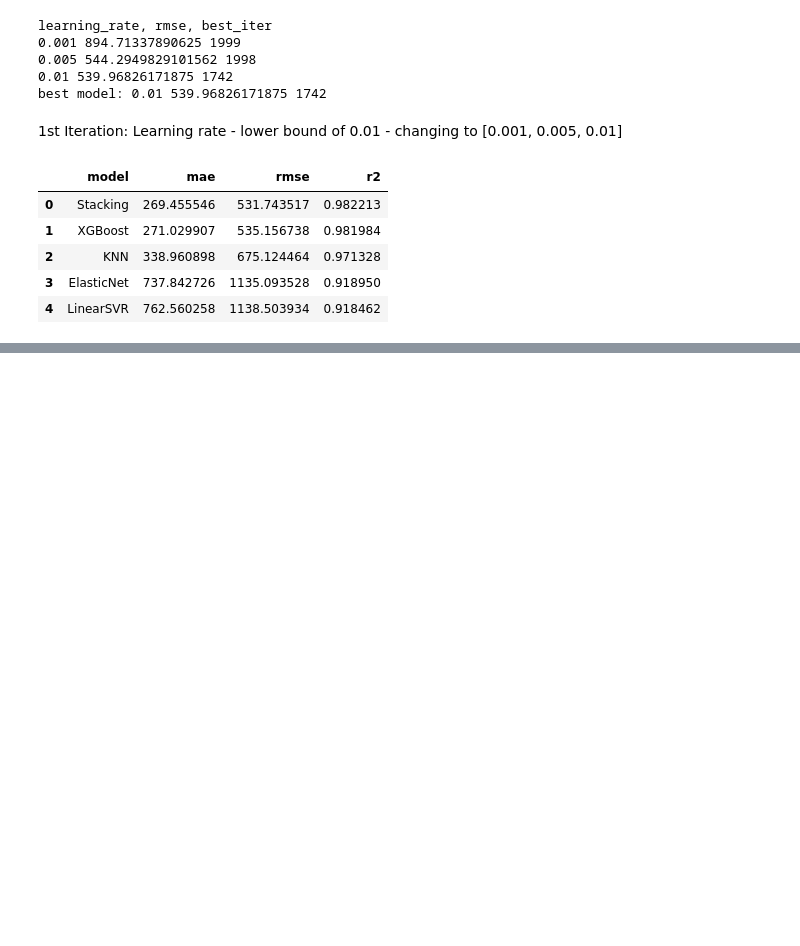
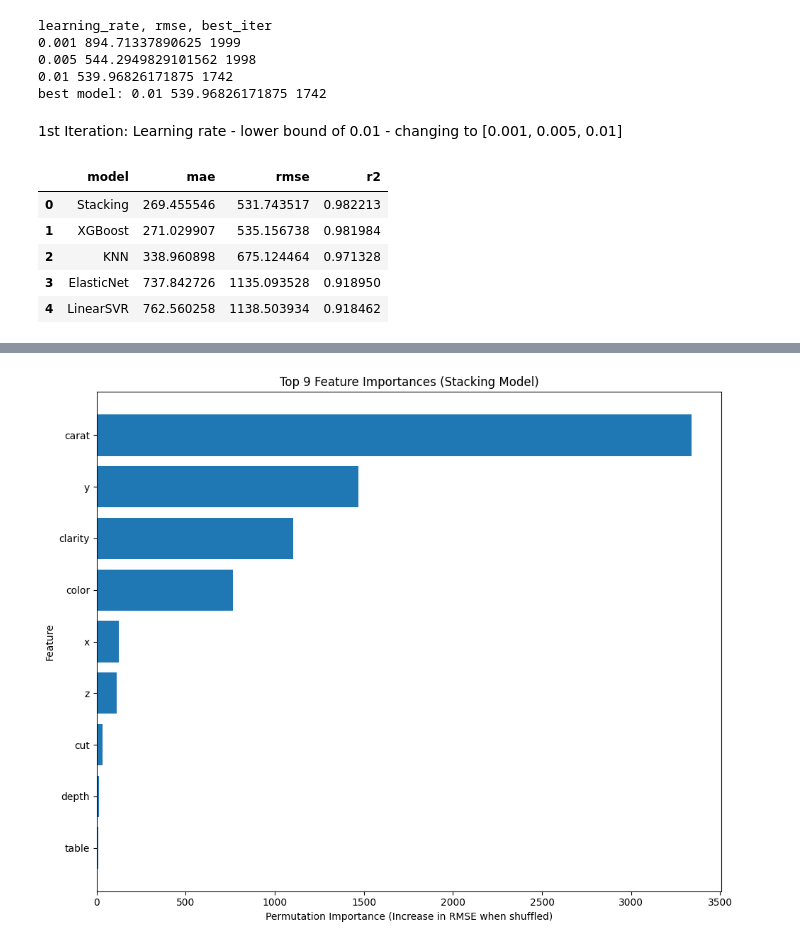
Before and after one commit to Aashu-P/Diamond-Price-Prediction, a Jupyter notebook: modeling.ipynb, the cells around one changed output, grey strips where cells are left out. Drawn from its saved outputs; the diff is of its cells as text; code cells hidden in the pictures; blank space fills up the shorter version.

Commit message:
Added feature importance using permutation importance for stacking regressor

```diff
--- a/modeling.ipynb
+++ b/modeling.ipynb
@@ -233,3 +233,29 @@ display(results_df)
 | 2 | KNN | 338.960898 | 675.124464 | 0.971328 |
 | 3 | ElasticNet | 737.842726 | 1135.093528 | 0.918950 |
 | 4 | LinearSVR | 762.560258 | 1138.503934 | 0.918462 |
+# %%
+# numeric feature importance output from the trained Stacking model
+from sklearn.inspection import permutation_importance
+
+stack_model = final_models.get('Stacking', stacking_model)
+perm_result = permutation_importance(
+    stack_model,
+    X_test,
+    y_test,
+    scoring='neg_root_mean_squared_error',
+    n_repeats=10,
+    random_state=42,
+    n_jobs=-1
+ )
+
+feature_importance_df = (
+    pd.DataFrame({
+        'feature': X_test.columns,
+        'importance': perm_result.importances_mean,
+        'importance_std': perm_result.importances_std
+    })
+    .sort_values('importance', ascending=False)
+    .reset_index(drop=True)
+ )
+
+display(feature_importance_df)
@@ -235,0 +273,15 @@ display(results_df)
+# %%
+import matplotlib.pyplot as plt
+
+top_n = min(20, len(feature_importance_df))
+fi_plot = feature_importance_df.head(top_n).sort_values('importance', ascending=True)
+
+plt.figure(figsize=(10, 8))
+plt.barh(fi_plot['feature'], fi_plot['importance'])
+plt.xlabel('Permutation Importance (Increase in RMSE when shuffled)')
+plt.ylabel('Feature')
+plt.title(f'Top {top_n} Feature Importances (Stacking Model)')
+plt.tight_layout()
+plt.show()
+# %% [output]
+[figure, added]
```
Also changed, not shown: parts of 1 cell of this notebook.
